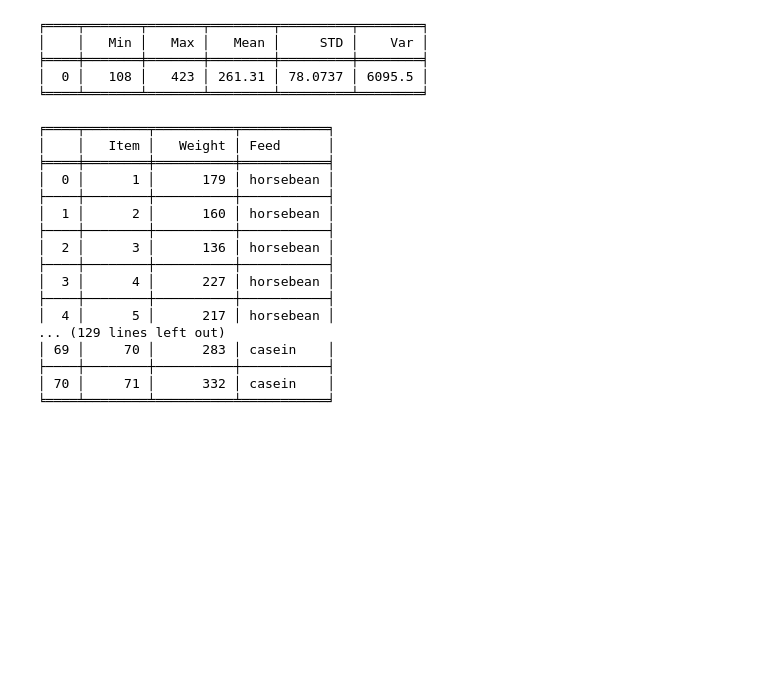
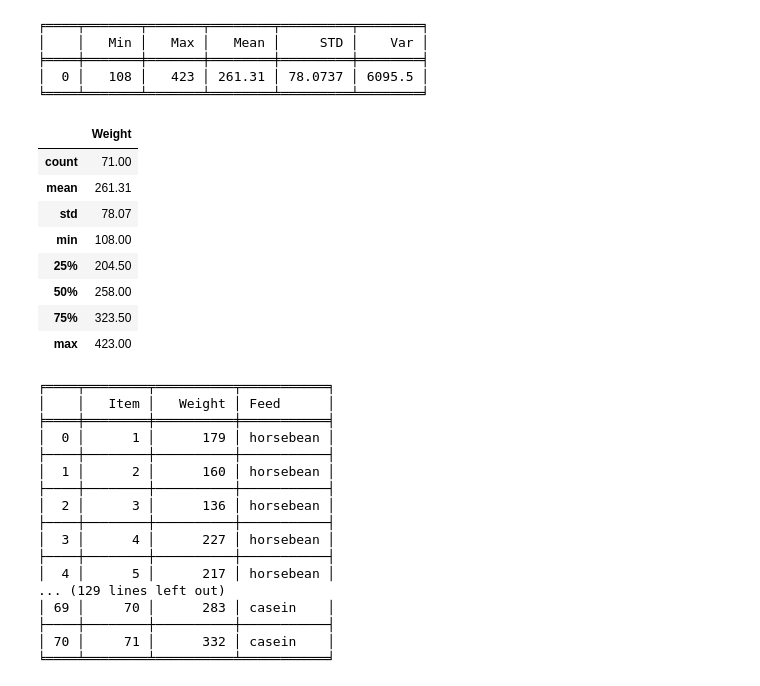
Before and after one commit to ja699461/IDS, a Jupyter notebook: Chapter3.ipynb, the cells around one changed output. Drawn from its saved outputs; the diff is of its cells as text; code cells hidden in the pictures; blank space fills up the shorter version.

```diff
--- a/Chapter3.ipynb
+++ b/Chapter3.ipynb
@@ -252,6 +252,25 @@ print(tabulate(chickSummaryDF, headers='keys', tablefmt='fancy_grid'))
 ╞════╪═══════╪═══════╪════════╪═════════╪════════╡
 │  0 │   108 │   423 │ 261.31 │ 78.0737 │ 6095.5 │
 ╘════╧═══════╧═══════╧════════╧═════════╧════════╛
+# %%
+#  The 25%, 50%, and 75% rows show the corresponding percentiles which indicates the value below which a given percentage
+# of observations in a group of observations fall
+
+# Use two deciaml places for printing
+pd.set_option("display.precision", 2)
+
+
+chickDF.describe()
+# %% [output]
+|  | Weight |
+| count | 71.00 |
+| mean | 261.31 |
+| std | 78.07 |
+| min | 108.00 |
+| 25% | 204.50 |
+| 50% | 258.00 |
+| 75% | 323.50 |
+| max | 423.00 |
 # %%
 # Let's name our dataframe columns
 
```
